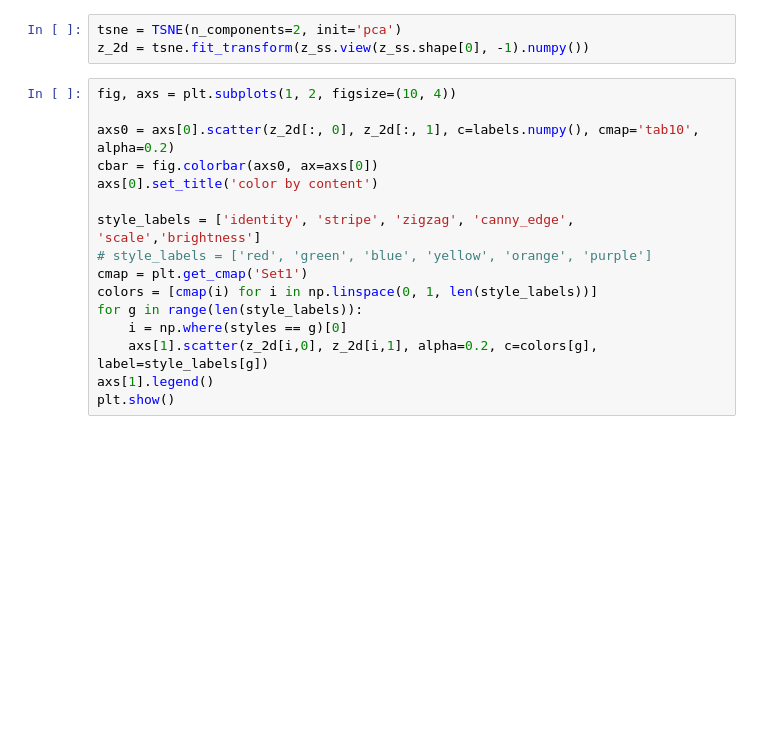
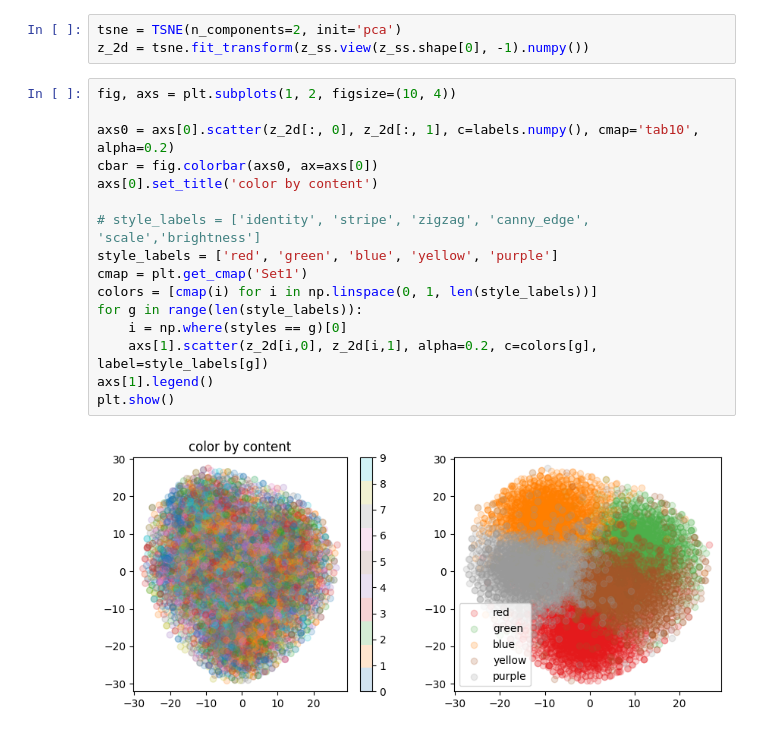
Before and after one commit to scotsun/clear-diffusion, a Jupyter notebook: demo-clear.ipynb, the cells around one changed output. Cells and saved outputs as stored; diff of their text form; blank space fills up the shorter version.

```diff
--- a/demo-clear.ipynb
+++ b/demo-clear.ipynb
@@ -199,16 +245,18 @@ z_2d = tsne.fit_transform(z_ss.view(z_ss.shape[0], -1).numpy())
 # %%
 fig, axs = plt.subplots(1, 2, figsize=(10, 4))
 
 axs0 = axs[0].scatter(z_2d[:, 0], z_2d[:, 1], c=labels.numpy(), cmap='tab10', alpha=0.2)
 cbar = fig.colorbar(axs0, ax=axs[0])
 axs[0].set_title('color by content')
 
-style_labels = ['identity', 'stripe', 'zigzag', 'canny_edge', 'scale','brightness']
-# style_labels = ['red', 'green', 'blue', 'yellow', 'orange', 'purple']
+# style_labels = ['identity', 'stripe', 'zigzag', 'canny_edge', 'scale','brightness']
+style_labels = ['red', 'green', 'blue', 'yellow', 'purple']
 cmap = plt.get_cmap('Set1')
 colors = [cmap(i) for i in np.linspace(0, 1, len(style_labels))]
 for g in range(len(style_labels)):
     i = np.where(styles == g)[0]
     axs[1].scatter(z_2d[i,0], z_2d[i,1], alpha=0.2, c=colors[g], label=style_labels[g])
 axs[1].legend()
 plt.show()
+# %% [output]
+[figure, added]
```
Also changed, not shown: parts of 8 cells of this notebook.
